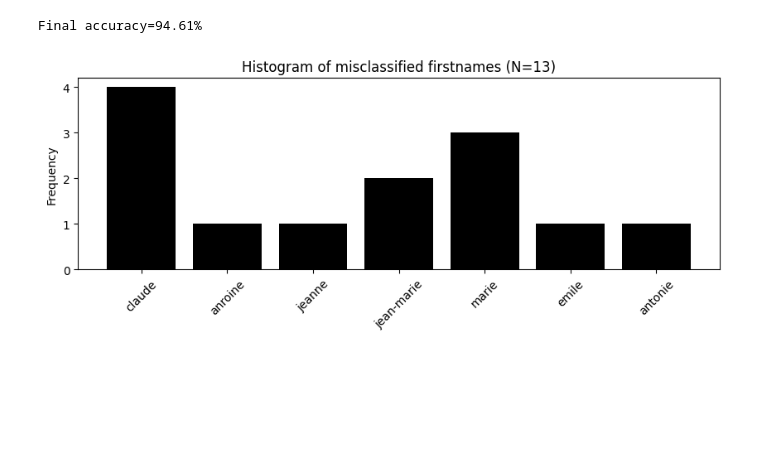
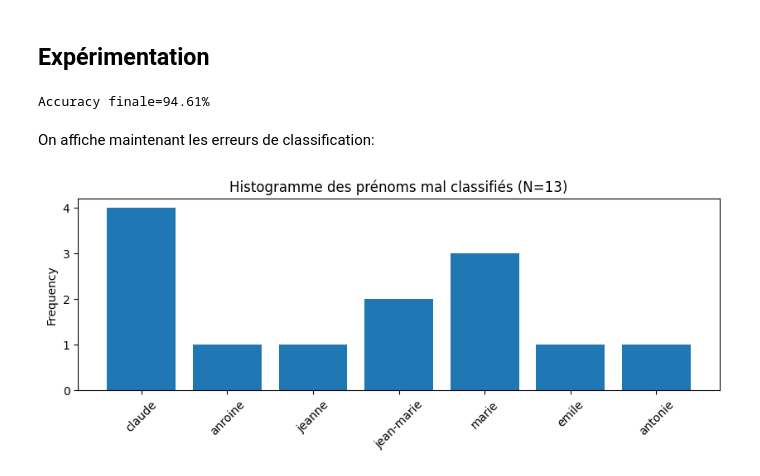
Before and after one commit to pbarbarant/nlp-ensae-2024, a Jupyter notebook: notebooks/classification.ipynb, the cells around one changed output. Saved outputs shown, nothing was run; the diff lists cells and outputs as text; code cells hidden in the pictures; blank space fills up the shorter version.

Commit message:
Add titles to nb

```diff
--- a/notebooks/classification.ipynb
+++ b/notebooks/classification.ipynb
@@ -12,22 +25,27 @@ gender_table_path = Path("../data/gender_table.csv")
+# %% [markdown]
+## Expérimentation
 # %%
 df = loadData(dataset_path)
 gender_table = loadData(gender_table_path)
-df = predictSex(df, gender_table)
-accuracy, error_dict = evalAccuracy(df)
-print(f"Final accuracy={accuracy*100:.2f}%")
+df_pred = predictSex(df, gender_table)
+accuracy, error_dict = evalAccuracy(df_pred)
+print(f"Accuracy finale={accuracy*100:.2f}%")
 # %% [output]
-Final accuracy=94.61%
+Accuracy finale=94.61%
+# %% [markdown]
+On affiche maintenant les erreurs de classification:
 # %%
 def makeErrorHistogram(error_dict: dict):
     n_error = sum(error_dict.values())
     fig = plt.figure(figsize=(10,3))
-    plt.bar(error_dict.keys(), error_dict.values(), color='k')
-    plt.title(f'Histogram of misclassified firstnames (N={n_error})')
+    plt.bar(error_dict.keys(), error_dict.values())
+    plt.title(f'Histogramme des prénoms mal classifiés (N={n_error})')
     plt.xticks(rotation=45)
     plt.ylabel('Frequency')
     return fig
 
 fig = makeErrorHistogram(error_dict)
 fig.show()
+plt.savefig("erreur_histogramme.png")
 # %% [output]
-[figure, old version]
+[figure, new version]
```
Also changed, not shown: parts of 4 cells of this notebook.
